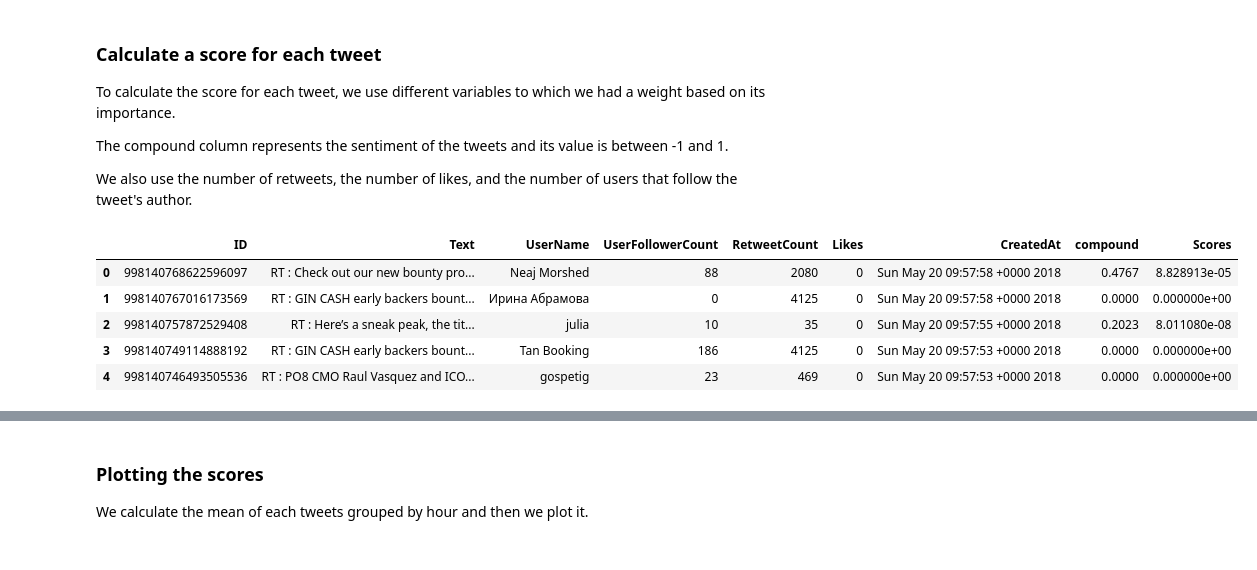
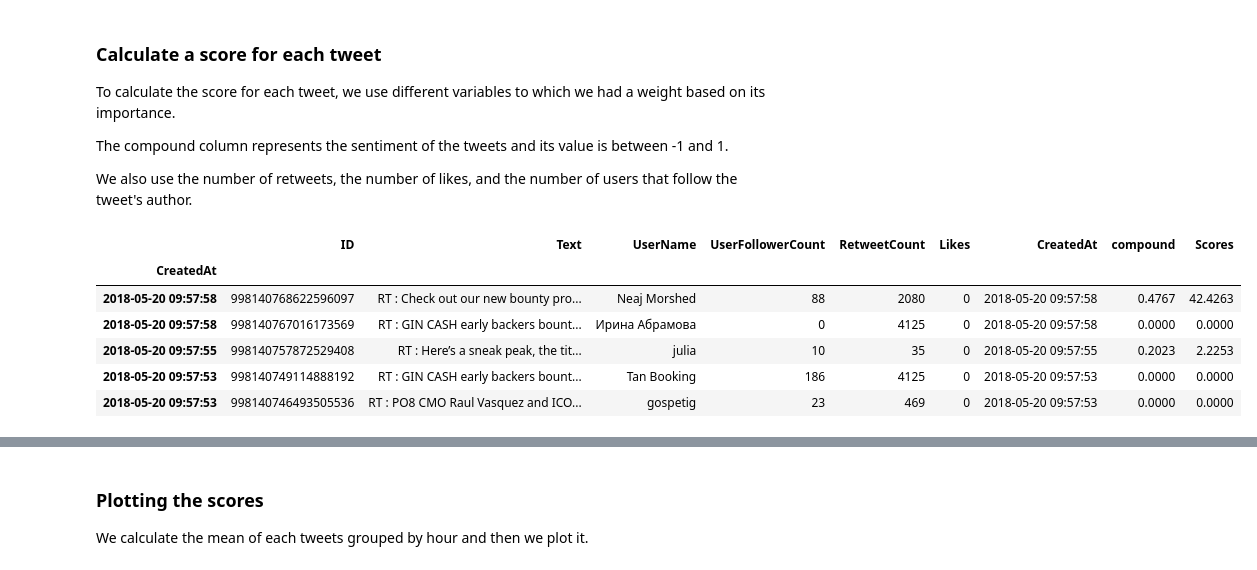
Before and after one commit to Drabble/TwitterSentimentAndCryptocurrencies, a Jupyter notebook: TwitterSentimentAndCryptocurrencies.ipynb, the cells around one changed output, grey strips where cells are left out. Drawn from its saved outputs; the diff is of its cells as text; code cells hidden in the pictures.

```diff
--- a/TwitterSentimentAndCryptocurrencies.ipynb
+++ b/TwitterSentimentAndCryptocurrencies.ipynb
@@ -98,6 +100,6 @@ compound = []
 for i,s in enumerate(tqdm(tweets['Text'])):
     vs = analyzer.polarity_scores(s)
     compound.append(vs["compound"])
-tweets["compound"] = pd.Series(compound)
+tweets["compound"] = compound
 tweets.head(5)
 # %% [output]
@@ -117,13 +120,14 @@ We also use the number of retweets, the number of likes, and the number of users
 # %%
 scores = []
 for i, s in tqdm(tweets.iterrows(), total=tweets.shape[0]):
-    scores.append(s["compound"] * ((s["RetweetCount"]+1)/1000) * ((s["UserFollowerCount"]+1)/1000) * ((s["Likes"]+1)/1000))
-tweets["Scores"] = pd.Series(scores)
+    scores.append(s["compound"] * ((s["UserFollowerCount"]+1)) * ((s["Likes"]+1)))
+tweets["Scores"] = scores
 tweets.head(5)
 # %% [output]
 |  | ID | Text | UserName | UserFollowerCount | RetweetCount | Likes | CreatedAt | compound | Scores |
-| 0 | 998140768622596097 | RT : Check out our new bounty pro... | Neaj Morshed | 88 | 2080 | 0 | Sun May 20 09:57:58 +0000 2018 | 0.4767 | 8.828913e-05 |
-| 1 | 998140767016173569 | RT : GIN CASH early backers bount... | Ирина Абрамова | 0 | 4125 | 0 | Sun May 20 09:57:58 +0000 2018 | 0.0000 | 0.000000e+00 |
-| 2 | 998140757872529408 | RT : Here’s a sneak peak, the tit... | julia | 10 | 35 | 0 | Sun May 20 09:57:55 +0000 2018 | 0.2023 | 8.011080e-08 |
-| 3 | 998140749114888192 | RT : GIN CASH early backers bount... | Tan Booking | 186 | 4125 | 0 | Sun May 20 09:57:53 +0000 2018 | 0.0000 | 0.000000e+00 |
-| 4 | 998140746493505536 | RT : PO8 CMO Raul Vasquez and ICO... | gospetig | 23 | 469 | 0 | Sun May 20 09:57:53 +0000 2018 | 0.0000 | 0.000000e+00 |
+| CreatedAt |  |  |  |  |  |  |  |  |  |
+| 2018-05-20 09:57:58 | 998140768622596097 | RT : Check out our new bounty pro... | Neaj Morshed | 88 | 2080 | 0 | 2018-05-20 09:57:58 | 0.4767 | 42.4263 |
+| 2018-05-20 09:57:58 | 998140767016173569 | RT : GIN CASH early backers bount... | Ирина Абрамова | 0 | 4125 | 0 | 2018-05-20 09:57:58 | 0.0000 | 0.0000 |
+| 2018-05-20 09:57:55 | 998140757872529408 | RT : Here’s a sneak peak, the tit... | julia | 10 | 35 | 0 | 2018-05-20 09:57:55 | 0.2023 | 2.2253 |
+| 2018-05-20 09:57:53 | 998140749114888192 | RT : GIN CASH early backers bount... | Tan Booking | 186 | 4125 | 0 | 2018-05-20 09:57:53 | 0.0000 | 0.0000 |
+| 2018-05-20 09:57:53 | 998140746493505536 | RT : PO8 CMO Raul Vasquez and ICO... | gospetig | 23 | 469 | 0 | 2018-05-20 09:57:53 | 0.0000 | 0.0000 |
```
Also changed, not shown: parts of 13 cells of this notebook, 2 other files.
